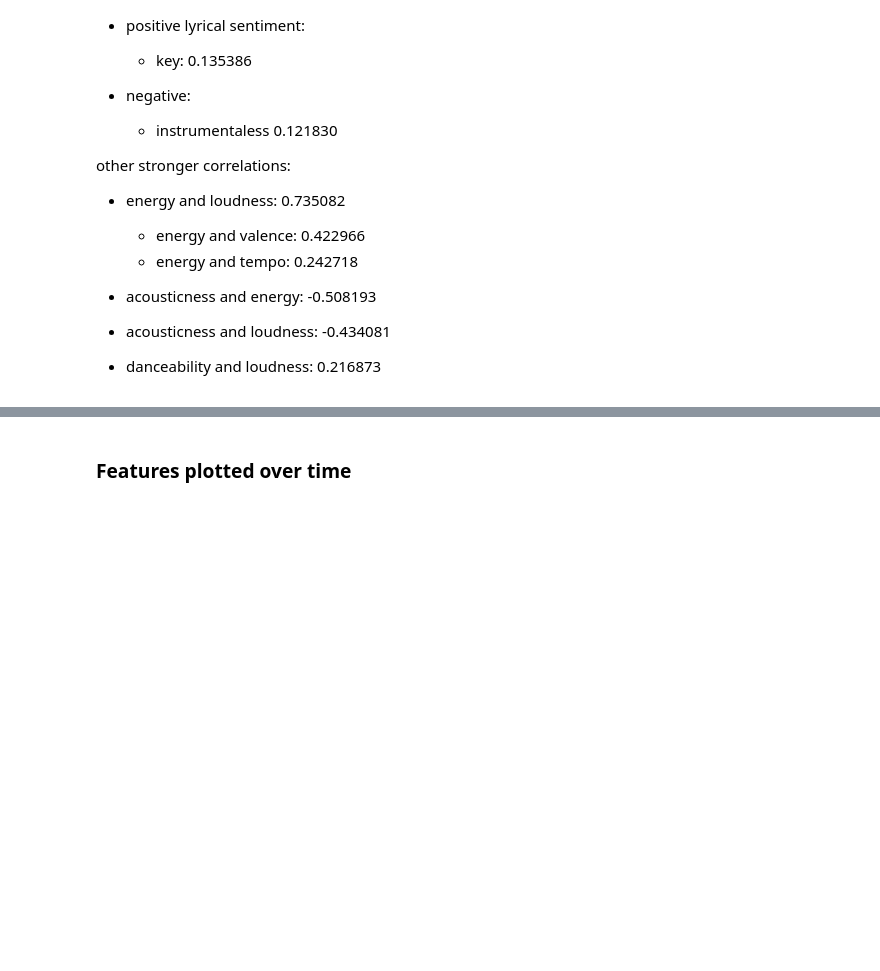
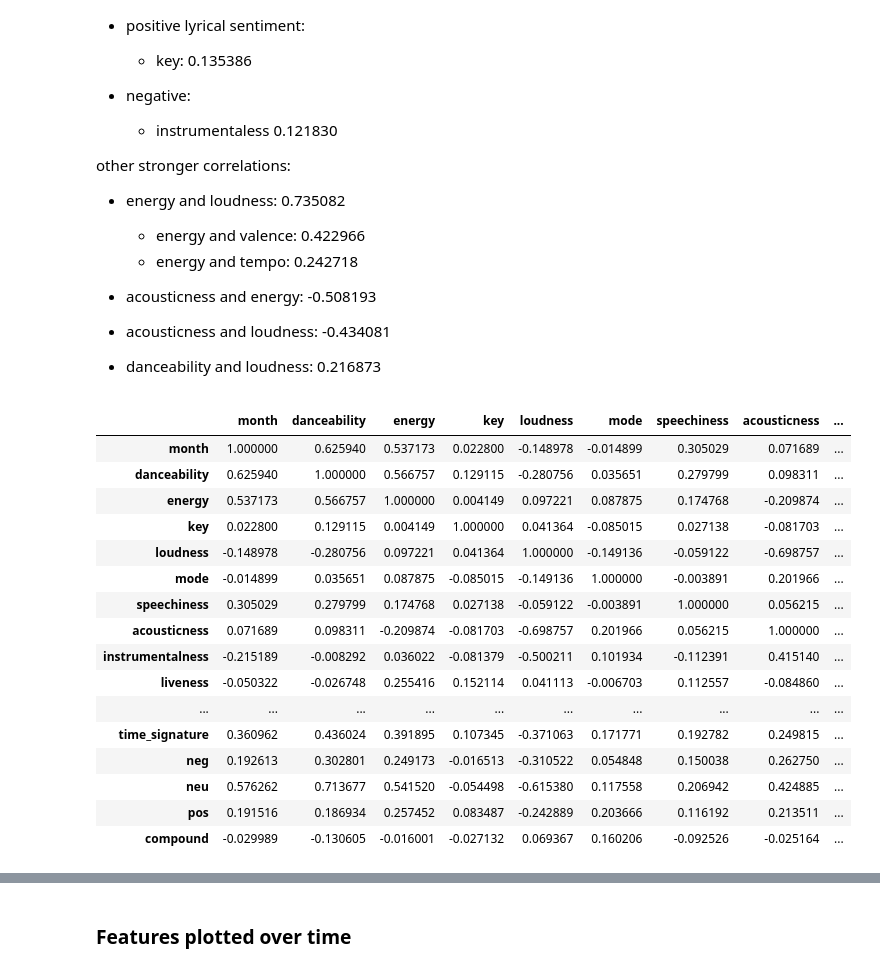
Before and after one commit to rileynwong/spotify-analysis, a Jupyter notebook: Data-Analysis.ipynb, the cells around one changed output, grey strips where cells are left out. Saved outputs shown, nothing was run; the diff lists cells and outputs as text; code cells hidden in the pictures; blank space fills up the shorter version.

Commit message:
Normalize correlations and return top correlations

```diff
--- a/Data-Analysis.ipynb
+++ b/Data-Analysis.ipynb
@@ -208,3 +221,30 @@ other stronger correlations:
 - acousticness and loudness: -0.434081
 
 - danceability and loudness: 0.216873
+# %%
+# Normalize values before calculating correlation matrix
+from sklearn.preprocessing import Normalizer
+normalized = Normalizer().fit_transform(data_plot)
+
+# TODO set labels
+norm_df = pd.DataFrame(normalized)
+norm_df.columns = data_plot.columns
+norm_df.corr()
+# %% [output]
+|  | month | danceability | energy | key | loudness | mode | speechiness | acousticness | ... |
+| month | 1.000000 | 0.625940 | 0.537173 | 0.022800 | -0.148978 | -0.014899 | 0.305029 | 0.071689 | ... |
+| danceability | 0.625940 | 1.000000 | 0.566757 | 0.129115 | -0.280756 | 0.035651 | 0.279799 | 0.098311 | ... |
+| energy | 0.537173 | 0.566757 | 1.000000 | 0.004149 | 0.097221 | 0.087875 | 0.174768 | -0.209874 | ... |
+| key | 0.022800 | 0.129115 | 0.004149 | 1.000000 | 0.041364 | -0.085015 | 0.027138 | -0.081703 | ... |
+| loudness | -0.148978 | -0.280756 | 0.097221 | 0.041364 | 1.000000 | -0.149136 | -0.059122 | -0.698757 | ... |
+| mode | -0.014899 | 0.035651 | 0.087875 | -0.085015 | -0.149136 | 1.000000 | -0.003891 | 0.201966 | ... |
+| speechiness | 0.305029 | 0.279799 | 0.174768 | 0.027138 | -0.059122 | -0.003891 | 1.000000 | 0.056215 | ... |
+| acousticness | 0.071689 | 0.098311 | -0.209874 | -0.081703 | -0.698757 | 0.201966 | 0.056215 | 1.000000 | ... |
+| instrumentalness | -0.215189 | -0.008292 | 0.036022 | -0.081379 | -0.500211 | 0.101934 | -0.112391 | 0.415140 | ... |
+| liveness | -0.050322 | -0.026748 | 0.255416 | 0.152114 | 0.041113 | -0.006703 | 0.112557 | -0.084860 | ... |
+| ... | ... | ... | ... | ... | ... | ... | ... | ... | ... |
+| time_signature | 0.360962 | 0.436024 | 0.391895 | 0.107345 | -0.371063 | 0.171771 | 0.192782 | 0.249815 | ... |
+| neg | 0.192613 | 0.302801 | 0.249173 | -0.016513 | -0.310522 | 0.054848 | 0.150038 | 0.262750 | ... |
+| neu | 0.576262 | 0.713677 | 0.541520 | -0.054498 | -0.615380 | 0.117558 | 0.206942 | 0.424885 | ... |
+| pos | 0.191516 | 0.186934 | 0.257452 | 0.083487 | -0.242889 | 0.203666 | 0.116192 | 0.213511 | ... |
+| compound | -0.029989 | -0.130605 | -0.016001 | -0.027132 | 0.069367 | 0.160206 | -0.092526 | -0.025164 | ... |
```
Also changed, not shown: parts of 4 cells of this notebook.
